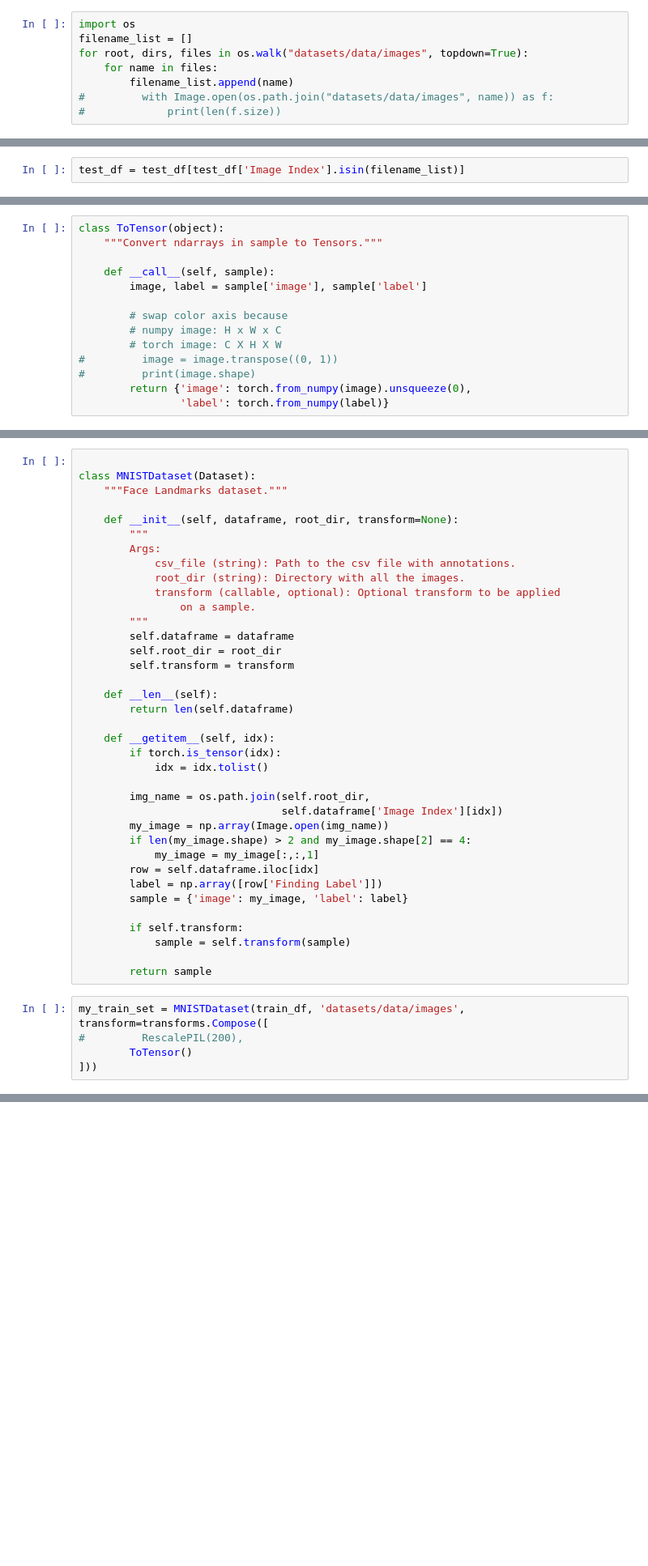
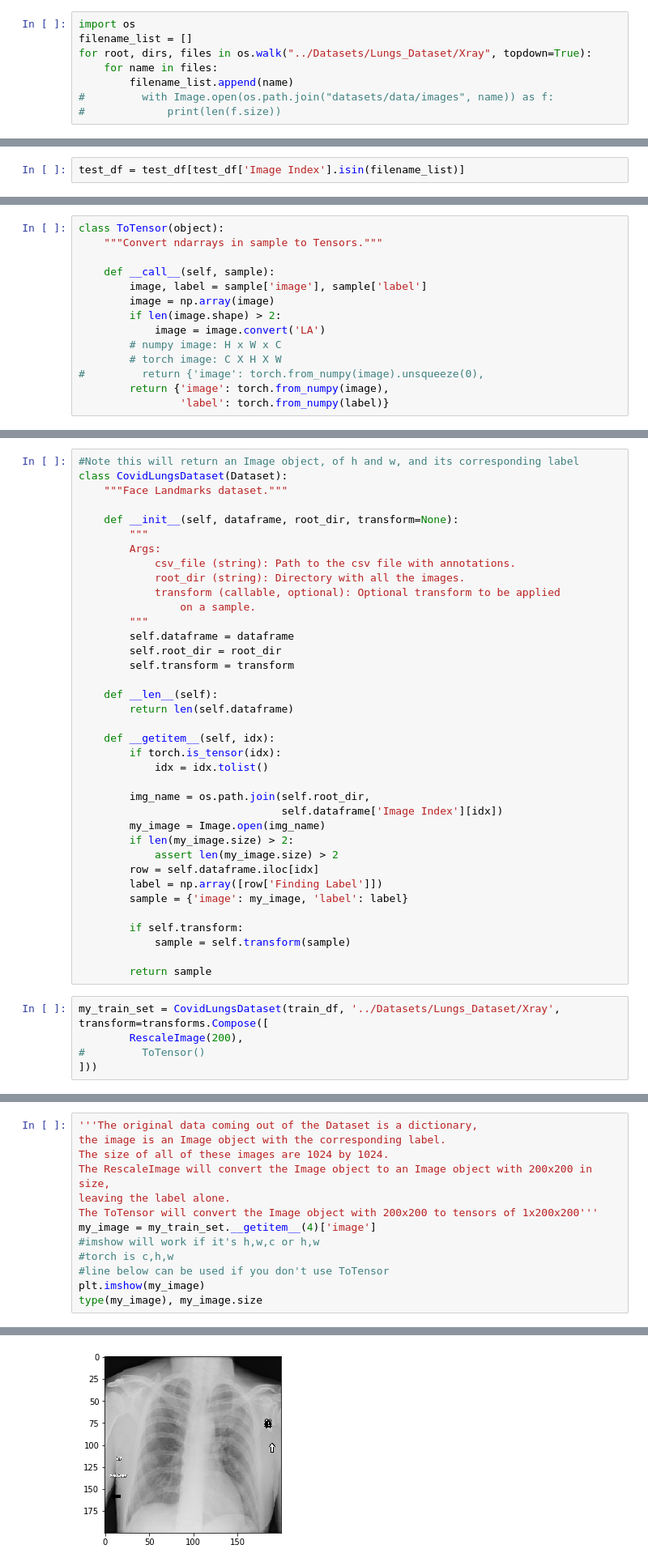
Before and after one commit to IoT-master/Covid19XrayLungs, a Jupyter notebook: LungsClassifier.ipynb, the cells around one changed output, grey strips where cells are left out. Shown at 81% size. Cells and saved outputs as stored; diff of their text form; blank space fills up the shorter version.

```diff
--- a/LungsClassifier.ipynb
+++ b/LungsClassifier.ipynb
@@ -44,7 +44,7 @@ train_df.sample(10)
 # %%
 import os
 filename_list = []
-for root, dirs, files in os.walk("datasets/data/images", topdown=True):
+for root, dirs, files in os.walk("../Datasets/Lungs_Dataset/Xray", topdown=True):
     for name in files:
         filename_list.append(name)
 #         with Image.open(os.path.join("datasets/data/images", name)) as f:
@@ -120,11 +122,11 @@ class ToTensor(object):
 
     def __call__(self, sample):
         image, label = sample['image'], sample['label']
-
-        # swap color axis because
+        image = np.array(image)
+        if len(image.shape) > 2:
+            image = image.convert('LA')
         # numpy image: H x W x C
         # torch image: C X H X W
-#         image = image.transpose((0, 1))
-#         print(image.shape)
-        return {'image': torch.from_numpy(image).unsqueeze(0),
+#         return {'image': torch.from_numpy(image).unsqueeze(0),
+        return {'image': torch.from_numpy(image),
                 'label': torch.from_numpy(label)}
@@ -131,6 +135,6 @@ class ToTensor(object):
 # %%
-
-class MNISTDataset(Dataset):
+#Note this will return an Image object, of h and w, and its corresponding label
+class CovidLungsDataset(Dataset):
     """Face Landmarks dataset."""
 
     def __init__(self, dataframe, root_dir, transform=None):
@@ -154,9 +158,9 @@ class MNISTDataset(Dataset):
 
         img_name = os.path.join(self.root_dir,
                                 self.dataframe['Image Index'][idx])
-        my_image = np.array(Image.open(img_name))
-        if len(my_image.shape) > 2 and my_image.shape[2] == 4:
-            my_image = my_image[:,:,1]
+        my_image = Image.open(img_name)
+        if len(my_image.size) > 2:
+            assert len(my_image.size) > 2
         row = self.dataframe.iloc[idx]
         label = np.array([row['Finding Label']])
         sample = {'image': my_image, 'label': label}
@@ -166,7 +170,7 @@ class MNISTDataset(Dataset):
 
         return sample
 # %%
-my_train_set = MNISTDataset(train_df, 'datasets/data/images', transform=transforms.Compose([
-#         RescalePIL(200),
-        ToTensor()
+my_train_set = CovidLungsDataset(train_df, '../Datasets/Lungs_Dataset/Xray', transform=transforms.Compose([
+        RescaleImage(200),
+#         ToTensor()
 ]))
@@ -179,0 +177,14 @@ my_train_set = MNISTDataset(train_df, 'datasets/data/images', transform=transfor
+# %%
+'''The original data coming out of the Dataset is a dictionary,
+the image is an Image object with the corresponding label.
+The size of all of these images are 1024 by 1024.
+The RescaleImage will convert the Image object to an Image object with 200x200 in size,
+leaving the label alone.
+The ToTensor will convert the Image object with 200x200 to tensors of 1x200x200'''
+my_image = my_train_set.__getitem__(4)['image']
+#imshow will work if it's h,w,c or h,w
+#torch is c,h,w
+#line below can be used if you don't use ToTensor
+plt.imshow(my_image)
+type(my_image), my_image.size
+# %% [output]
@@ -180,3 +192,4 @@ my_train_set = MNISTDataset(train_df, 'datasets/data/images', transform=transfor
+[figure, added]
 # %%
 # plt.imshow(my_image.squeeze(0));
 # %%
```
Also changed, not shown: parts of 12 cells of this notebook.
